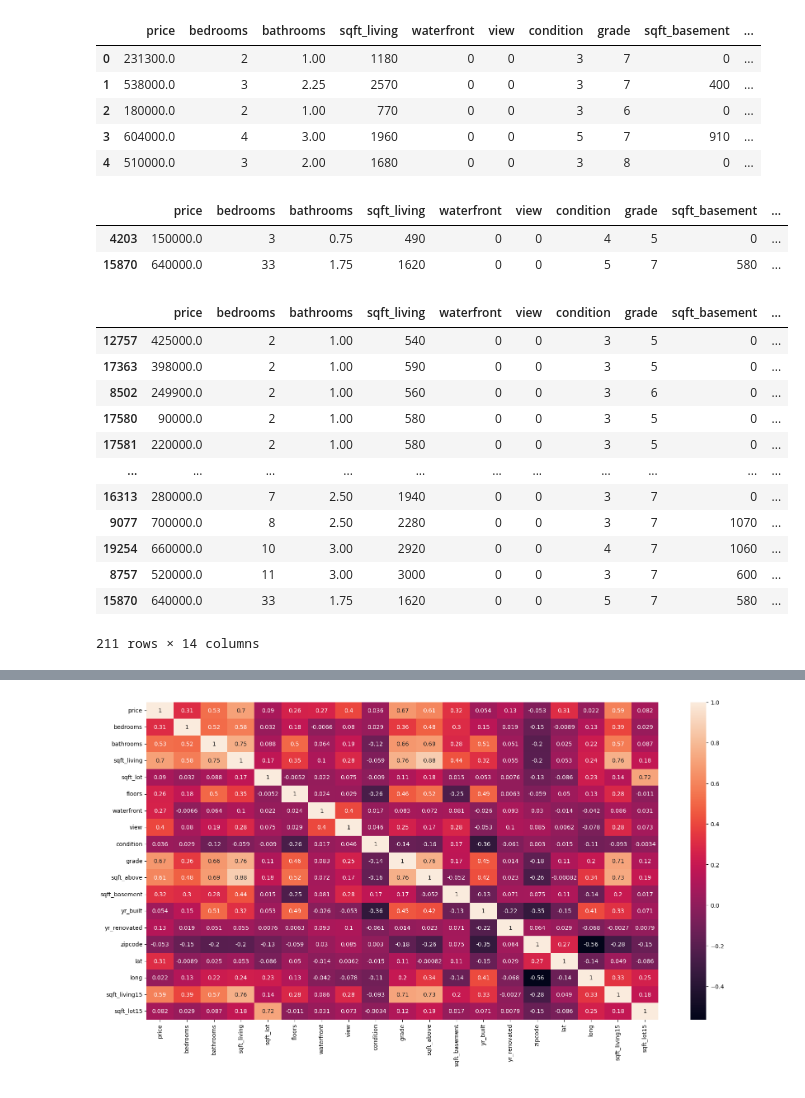
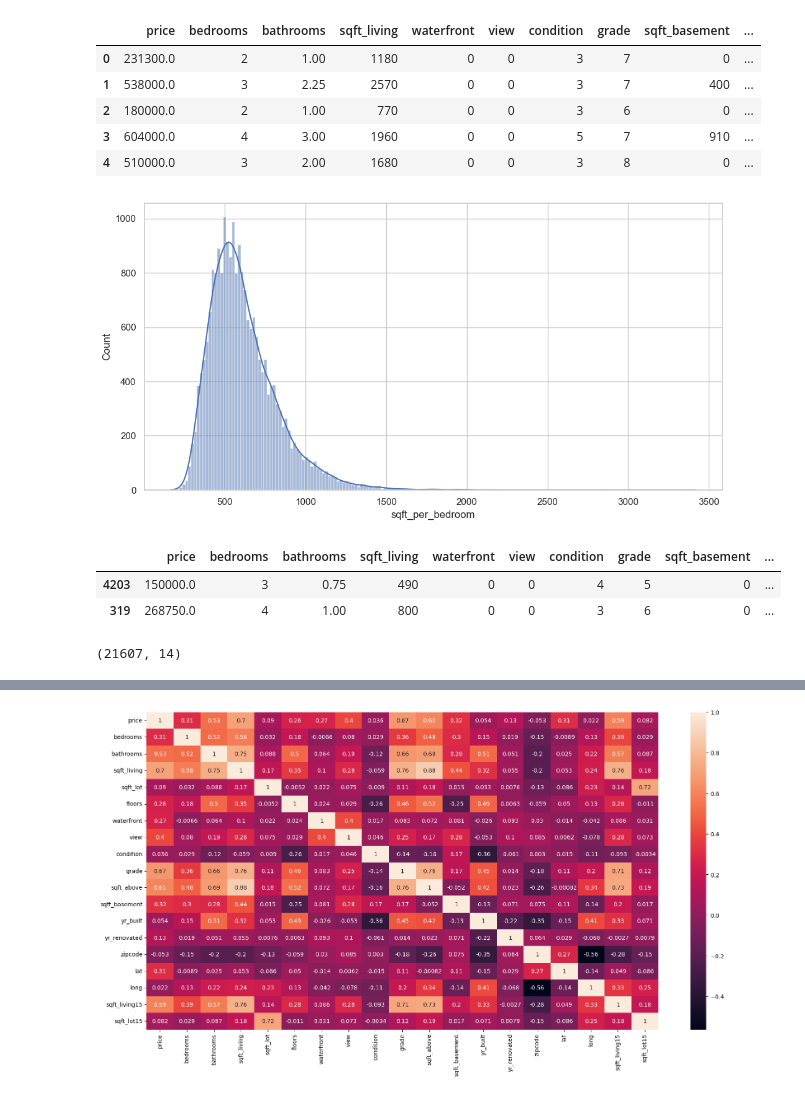
Before and after one commit to atharvadhumal03/HousingPrice-Prediction-MultipleRegression-Analysis, a Jupyter notebook: HousingPricePrediction_MLR.ipynb, the cells around one changed output, grey strips where cells are left out. Drawn from its saved outputs; the diff is of its cells as text; code cells hidden in the pictures.

```diff
--- a/HousingPricePrediction_MLR.ipynb
+++ b/HousingPricePrediction_MLR.ipynb
@@ -533,4 +533,4 @@ df[(df['bedrooms'] == 10) | (df['bedrooms'] == 11)]
 # %% [markdown]
 ##### Again given the sqft_living, listings with 10 and 11 bedrooms are highly unrealistic and can be dropped.
 # %%
-df = df[(df['bedrooms'] < 10) | (df['sqft_living'] >= 4000)]
+df = df[(df['bedrooms'] < 10) | (df['sqft_living'] >= 4000)].copy()
@@ -586,25 +566,15 @@ df.head()
 | 2 | 180000.0 | 2 | 1.00 | 770 | 0 | 0 | 3 | 6 | 0 | ... |
 | 3 | 604000.0 | 4 | 3.00 | 1960 | 0 | 0 | 5 | 7 | 910 | ... |
 | 4 | 510000.0 | 3 | 2.00 | 1680 | 0 | 0 | 3 | 8 | 0 | ... |
-# %%
-df[df['sqft_per_bedroom'] < 180].sort_values('bedrooms')
-# %% [output]
-|  | price | bedrooms | bathrooms | sqft_living | waterfront | view | condition | grade | sqft_basement | ... |
-| 4203 | 150000.0 | 3 | 0.75 | 490 | 0 | 0 | 4 | 5 | 0 | ... |
-| 15870 | 640000.0 | 33 | 1.75 | 1620 | 0 | 0 | 5 | 7 | 580 | ... |
+# %%
+plt.figure(figsize=(12,6))
+sns.histplot(df['sqft_per_bedroom'], kde=True)
+plt.show()
+# %% [output]
+[figure, added]
 # %%
-df[df['sqft_per_bedroom'] < 300].sort_values('bedrooms')
+df[df['sqft_per_bedroom'] <= 200].sort_values('bedrooms')
 # %% [output]
 |  | price | bedrooms | bathrooms | sqft_living | waterfront | view | condition | grade | sqft_basement | ... |
-| 12757 | 425000.0 | 2 | 1.00 | 540 | 0 | 0 | 3 | 5 | 0 | ... |
-| 17363 | 398000.0 | 2 | 1.00 | 590 | 0 | 0 | 3 | 5 | 0 | ... |
-| 8502 | 249900.0 | 2 | 1.00 | 560 | 0 | 0 | 3 | 6 | 0 | ... |
-| 17580 | 90000.0 | 2 | 1.00 | 580 | 0 | 0 | 3 | 5 | 0 | ... |
-| 17581 | 220000.0 | 2 | 1.00 | 580 | 0 | 0 | 3 | 5 | 0 | ... |
-| ... | ... | ... | ... | ... | ... | ... | ... | ... | ... | ... |
-| 16313 | 280000.0 | 7 | 2.50 | 1940 | 0 | 0 | 3 | 7 | 0 | ... |
-| 9077 | 700000.0 | 8 | 2.50 | 2280 | 0 | 0 | 3 | 7 | 1070 | ... |
-| 19254 | 660000.0 | 10 | 3.00 | 2920 | 0 | 0 | 4 | 7 | 1060 | ... |
-| 8757 | 520000.0 | 11 | 3.00 | 3000 | 0 | 0 | 3 | 7 | 600 | ... |
-| 15870 | 640000.0 | 33 | 1.75 | 1620 | 0 | 0 | 5 | 7 | 580 | ... |
+| 4203 | 150000.0 | 3 | 0.75 | 490 | 0 | 0 | 4 | 5 | 0 | ... |
+| 319 | 268750.0 | 4 | 1.00 | 800 | 0 | 0 | 3 | 6 | 0 | ... |
-211 rows × 14 columns
@@ -610,0 +583,4 @@ df[df['sqft_per_bedroom'] < 300].sort_values('bedrooms')
+# %%
+df.shape
+# %% [output]
+(21607, 14)
```
Also changed, not shown: parts of 17 cells of this notebook.
